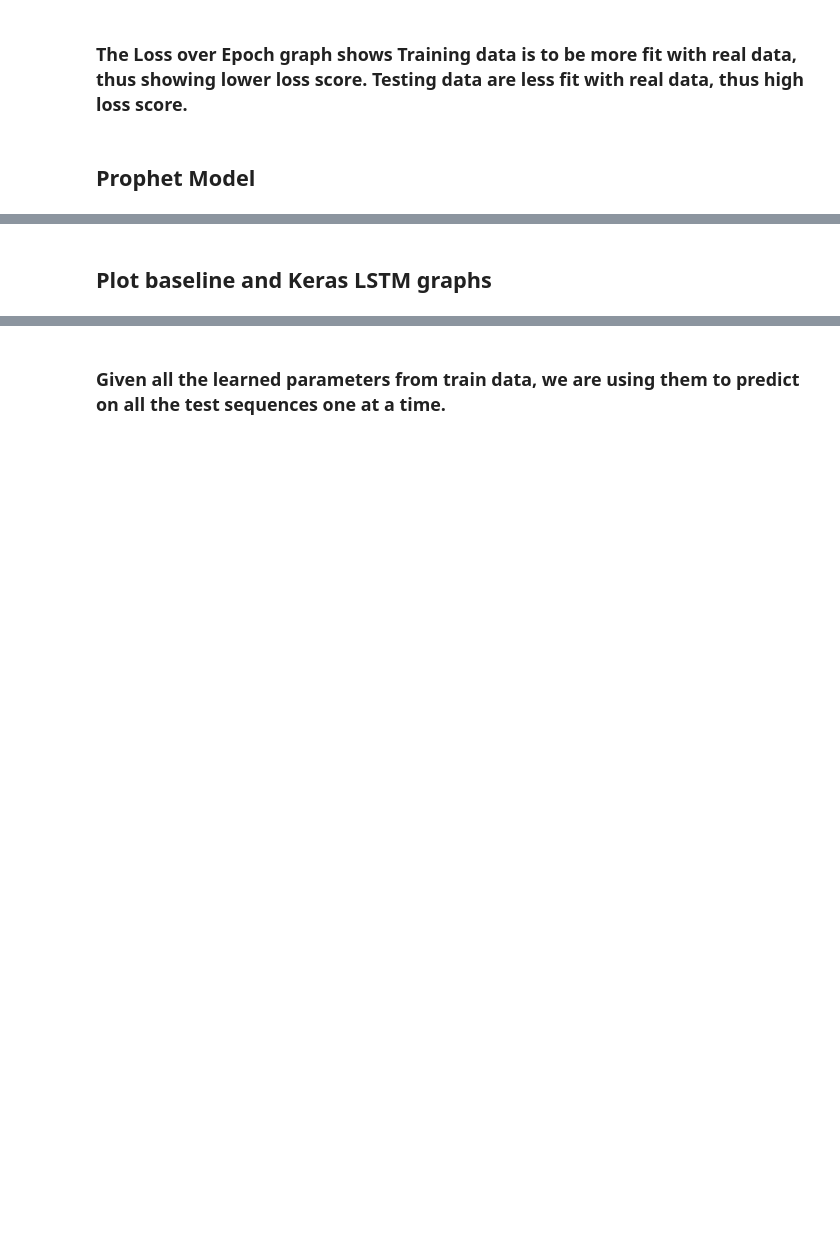
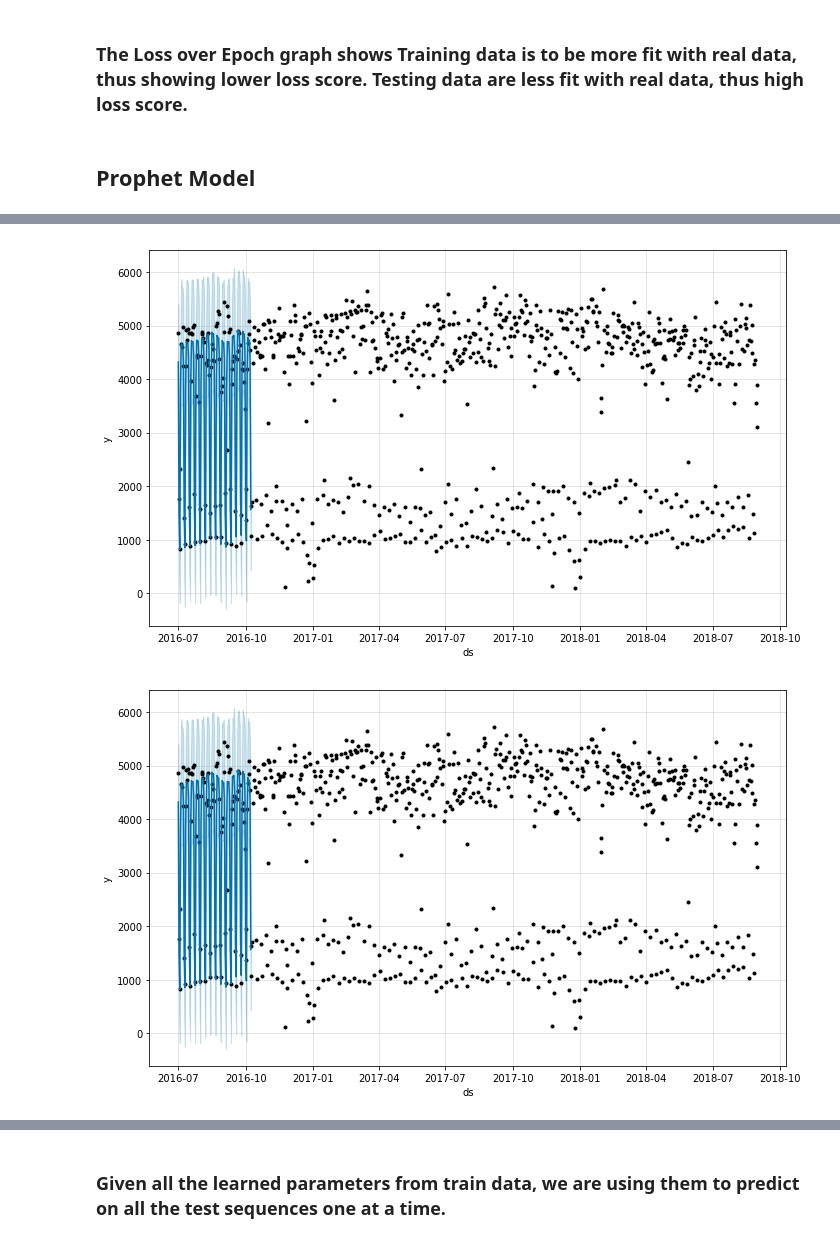
Before and after one commit to Angellei/Parking_Ticker, a Jupyter notebook: Keras_Baseline_Prophet_Model.ipynb, the cells around one changed output, grey strips where cells are left out. Saved outputs shown, nothing was run; the diff lists cells and outputs as text; code cells hidden in the pictures; blank space fills up the shorter version.

```diff
--- a/Keras_Baseline_Prophet_Model.ipynb
+++ b/Keras_Baseline_Prophet_Model.ipynb
@@ -289,8 +384,10 @@ RMSE for LSTM 1198.64
 ### The Loss over Epoch graph shows Training data is to be more fit with real data, thus showing lower loss score. Testing data are less fit with real data, thus high loss score.
 # %% [markdown]
 ## Prophet Model
+# %%
+sub_data = data_daily[:1000]
 # %%
-prophet_data = data_daily.reset_index()
+prophet_data = sub_data.reset_index()
 
 prophet_data["ds"] = prophet_data['index']
 #daily
@@ -299,7 +396,7 @@ prophet_data["y"] = prophet_data['year_daily']
 prophet_data = prophet_data.drop(['index', 'year_daily'], axis=1)
 
 pred = []
-for i in tqdm(range(len(data_daily) - test_split)):
+for i in tqdm(range(len(sub_data) - test_split)):
 
     data_to_fit = prophet_data[: (test_split + i)]
 
@@ -310,12 +407,13 @@ for i in tqdm(range(len(data_daily) - test_split)):
     prophet_forecast = prophet_model.make_future_dataframe(periods=1, freq="d")
     prophet_forecast = prophet_model.predict(prophet_forecast)
 
-    pred.append(prophet_forecast["yhat"].iloc[-1])
+    pred.append(prophet_forecast)
 
 
 mse_prophet = mean_squared_error(test_data.values, pred)
 
-print("RMSE for PROPHET {:.2f}".format(np.sqrt(mse_prophet)))
+# print("RMSE for PROPHET {:.2f}".format(np.sqrt(mse_prophet)))
+# RMSE for PROPHET 3778.00
 # %% [output]
 INFO:fbprophet:Disabling daily seasonality. Run prophet with daily_seasonality=True to override this.
 INFO:fbprophet:Disabling daily seasonality. Run prophet with daily_seasonality=True to override this.
@@ -338,2 +435,5 @@ RMSE for PROPHET 1380.36
-# %% [markdown]
-## Plot baseline and Keras LSTM graphs
+# %%
+prophet_model.plot(prophet_forecast[:100])
+# %% [output]
+[figure, added]
+[figure, added]
```
Also changed, not shown: parts of 25 cells of this notebook.
